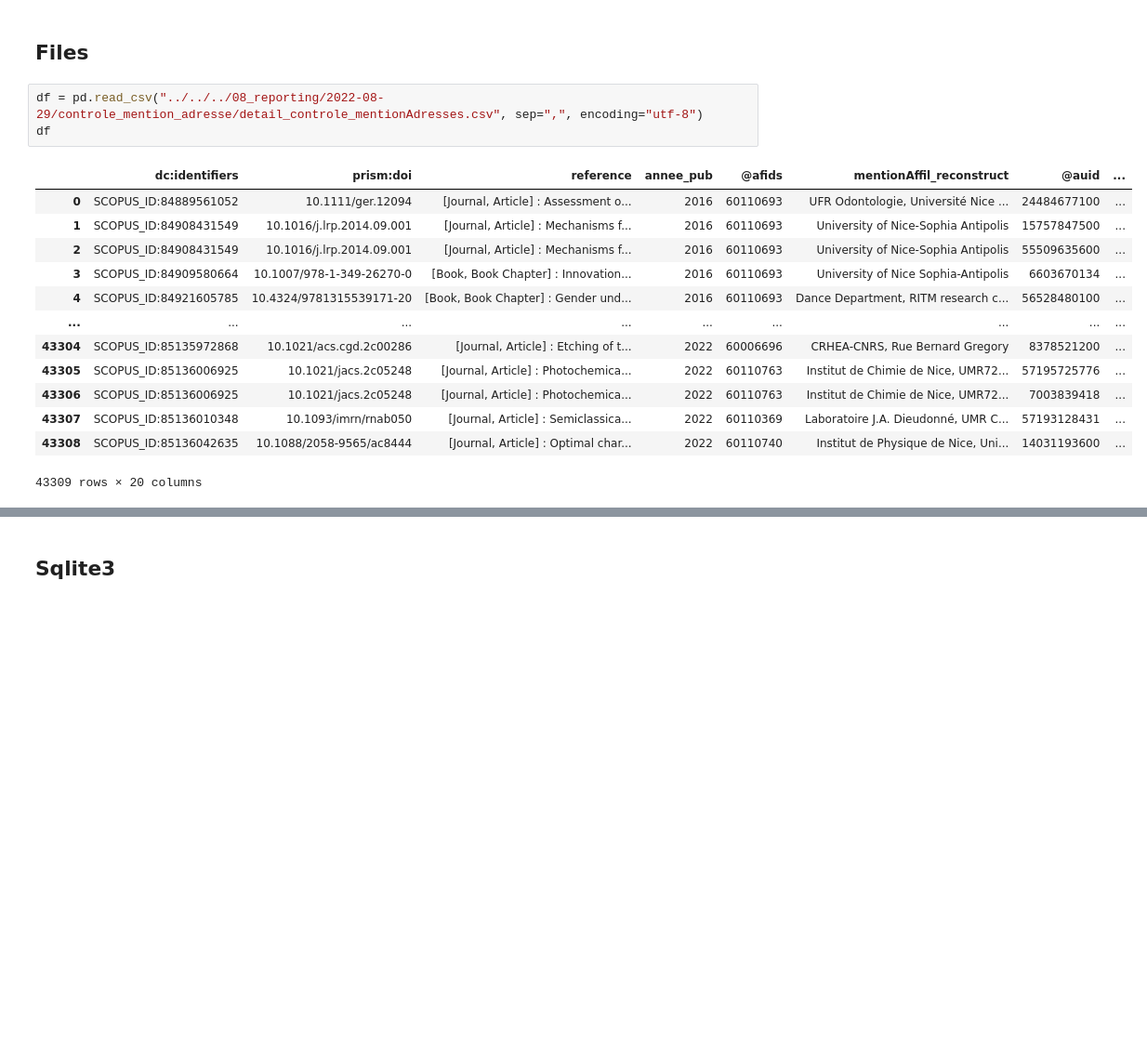
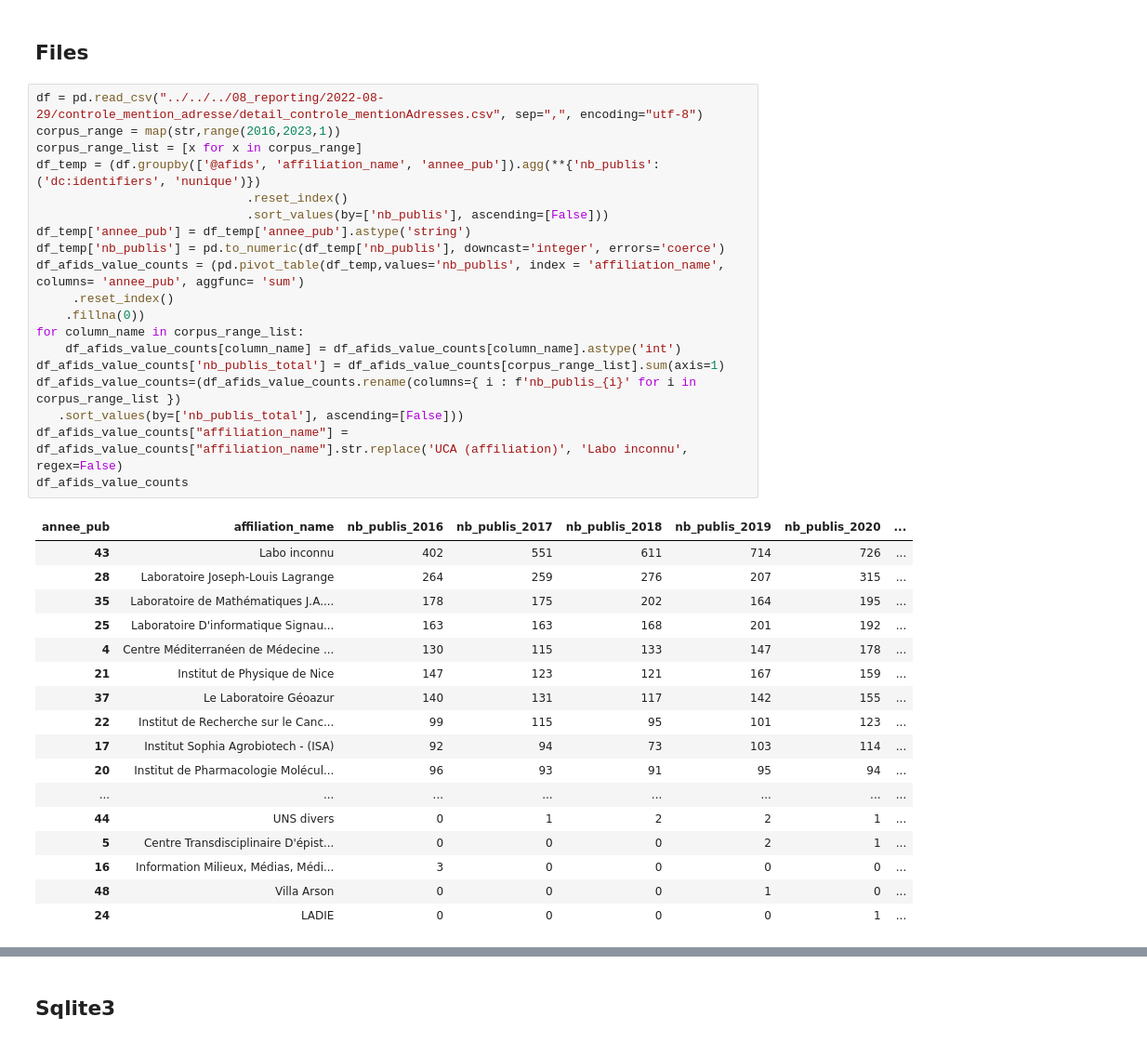
Before and after one commit to azur-scd/dagster-workflows, a Jupyter notebook: app/bso_publis_scopus/08_reporting/2022-08-29/open_access/Untitled.ipynb, the cells around one changed output, grey strips where cells are left out. Shown at 93% size. Drawn from its saved outputs; the diff is of its cells as text; blank space fills up the shorter version.

```diff
--- a/app/bso_publis_scopus/08_reporting/2022-08-29/open_access/Untitled.ipynb
+++ b/app/bso_publis_scopus/08_reporting/2022-08-29/open_access/Untitled.ipynb
@@ -88,18 +88,38 @@ process.extractOne("university nice",['university nice sophia antipolis'])
 ## Files
 # %%
 df = pd.read_csv("../../../08_reporting/2022-08-29/controle_mention_adresse/detail_controle_mentionAdresses.csv", sep=",", encoding="utf-8")
-df
+corpus_range = map(str,range(2016,2023,1))
+corpus_range_list = [x for x in corpus_range]
+df_temp = (df.groupby(['@afids', 'affiliation_name', 'annee_pub']).agg(**{'nb_publis': ('dc:identifiers', 'nunique')})
+                             .reset_index()
+                             .sort_values(by=['nb_publis'], ascending=[False]))
+df_temp['annee_pub'] = df_temp['annee_pub'].astype('string')
+df_temp['nb_publis'] = pd.to_numeric(df_temp['nb_publis'], downcast='integer', errors='coerce')
+df_afids_value_counts = (pd.pivot_table(df_temp,values='nb_publis', index = 'affiliation_name', columns= 'annee_pub', aggfunc= 'sum')
+     .reset_index()
+    .fillna(0))
+for column_name in corpus_range_list:
+    df_afids_value_counts[column_name] = df_afids_value_counts[column_name].astype('int')
+df_afids_value_counts['nb_publis_total'] = df_afids_value_counts[corpus_range_list].sum(axis=1)
+df_afids_value_counts=(df_afids_value_counts.rename(columns={ i : f'nb_publis_{i}' for i in corpus_range_list })
+   .sort_values(by=['nb_publis_total'], ascending=[False]))
+df_afids_value_counts["affiliation_name"] = df_afids_value_counts["affiliation_name"].str.replace('UCA (affiliation)', 'Labo inconnu', regex=False)
+df_afids_value_counts
 # %% [output]
-|  | dc:identifiers | prism:doi | reference | annee_pub | @afids | mentionAffil_reconstruct | @auid | ... |
-| 0 | SCOPUS_ID:84889561052 | 10.1111/ger.12094 | [Journal, Article] : Assessment o... | 2016 | 60110693 | UFR Odontologie, Université Nice ... | 24484677100 | ... |
-| 1 | SCOPUS_ID:84908431549 | 10.1016/j.lrp.2014.09.001 | [Journal, Article] : Mechanisms f... | 2016 | 60110693 | University of Nice-Sophia Antipolis | 15757847500 | ... |
-| 2 | SCOPUS_ID:84908431549 | 10.1016/j.lrp.2014.09.001 | [Journal, Article] : Mechanisms f... | 2016 | 60110693 | University of Nice-Sophia Antipolis | 55509635600 | ... |
-| 3 | SCOPUS_ID:84909580664 | 10.1007/978-1-349-26270-0 | [Book, Book Chapter] : Innovation... | 2016 | 60110693 | University of Nice Sophia-Antipolis | 6603670134 | ... |
-| 4 | SCOPUS_ID:84921605785 | 10.4324/9781315539171-20 | [Book, Book Chapter] : Gender und... | 2016 | 60110693 | Dance Department, RITM research c... | 56528480100 | ... |
-| ... | ... | ... | ... | ... | ... | ... | ... | ... |
-| 43304 | SCOPUS_ID:85135972868 | 10.1021/acs.cgd.2c00286 | [Journal, Article] : Etching of t... | 2022 | 60006696 | CRHEA-CNRS, Rue Bernard Gregory | 8378521200 | ... |
-| 43305 | SCOPUS_ID:85136006925 | 10.1021/jacs.2c05248 | [Journal, Article] : Photochemica... | 2022 | 60110763 | Institut de Chimie de Nice, UMR72... | 57195725776 | ... |
-| 43306 | SCOPUS_ID:85136006925 | 10.1021/jacs.2c05248 | [Journal, Article] : Photochemica... | 2022 | 60110763 | Institut de Chimie de Nice, UMR72... | 7003839418 | ... |
-| 43307 | SCOPUS_ID:85136010348 | 10.1093/imrn/rnab050 | [Journal, Article] : Semiclassica... | 2022 | 60110369 | Laboratoire J.A. Dieudonné, UMR C... | 57193128431 | ... |
-| 43308 | SCOPUS_ID:85136042635 | 10.1088/2058-9565/ac8444 | [Journal, Article] : Optimal char... | 2022 | 60110740 | Institut de Physique de Nice, Uni... | 14031193600 | ... |
+| annee_pub | affiliation_name | nb_publis_2016 | nb_publis_2017 | nb_publis_2018 | nb_publis_2019 | nb_publis_2020 | ... |
+| 43 | Labo inconnu | 402 | 551 | 611 | 714 | 726 | ... |
+| 28 | Laboratoire Joseph-Louis Lagrange | 264 | 259 | 276 | 207 | 315 | ... |
+| 35 | Laboratoire de Mathématiques J.A.... | 178 | 175 | 202 | 164 | 195 | ... |
+| 25 | Laboratoire D'informatique Signau... | 163 | 163 | 168 | 201 | 192 | ... |
+| 4 | Centre Méditerranéen de Médecine ... | 130 | 115 | 133 | 147 | 178 | ... |
+| 21 | Institut de Physique de Nice | 147 | 123 | 121 | 167 | 159 | ... |
+| 37 | Le Laboratoire Géoazur | 140 | 131 | 117 | 142 | 155 | ... |
+| 22 | Institut de Recherche sur le Canc... | 99 | 115 | 95 | 101 | 123 | ... |
+| 17 | Institut Sophia Agrobiotech - (ISA) | 92 | 94 | 73 | 103 | 114 | ... |
+| 20 | Institut de Pharmacologie Molécul... | 96 | 93 | 91 | 95 | 94 | ... |
+| ... | ... | ... | ... | ... | ... | ... | ... |
+| 44 | UNS divers | 0 | 1 | 2 | 2 | 1 | ... |
+| 5 | Centre Transdisciplinaire D'épist... | 0 | 0 | 0 | 2 | 1 | ... |
+| 16 | Information Milieux, Médias, Médi... | 3 | 0 | 0 | 0 | 0 | ... |
+| 48 | Villa Arson | 0 | 0 | 0 | 1 | 0 | ... |
+| 24 | LADIE | 0 | 0 | 0 | 0 | 1 | ... |
-43309 rows × 20 columns
```
Also changed, not shown: parts of 4 cells of this notebook, 14 other files.
